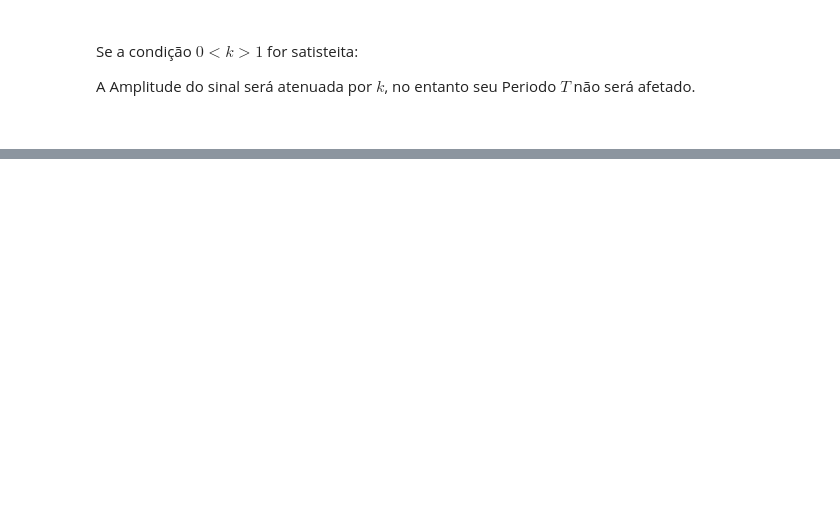
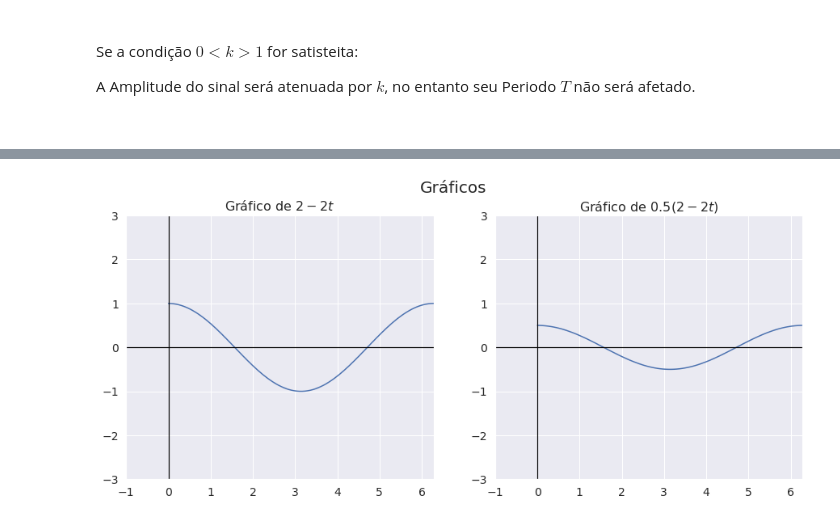
Before and after one commit to Oseiasdfarias/analise_de_sistemas_lineares, a Jupyter notebook: aula1_transformacao_de_Sinais.ipynb, the cells around one changed output, grey strips where cells are left out. Saved outputs shown, nothing was run; the diff lists cells and outputs as text; code cells hidden in the pictures; blank space fills up the shorter version.

```diff
--- a/aula1_transformacao_de_Sinais.ipynb
+++ b/aula1_transformacao_de_Sinais.ipynb
@@ -84,0 +88,4 @@ A Amplitude do sinal será atenuada por $k$, no entanto seu Periodo $T$ não ser
+# %%
+amplitude_sinal(k=0.5)
+# %% [output]
+[figure, added]
```
Also changed, not shown: parts of 11 cells of this notebook.
